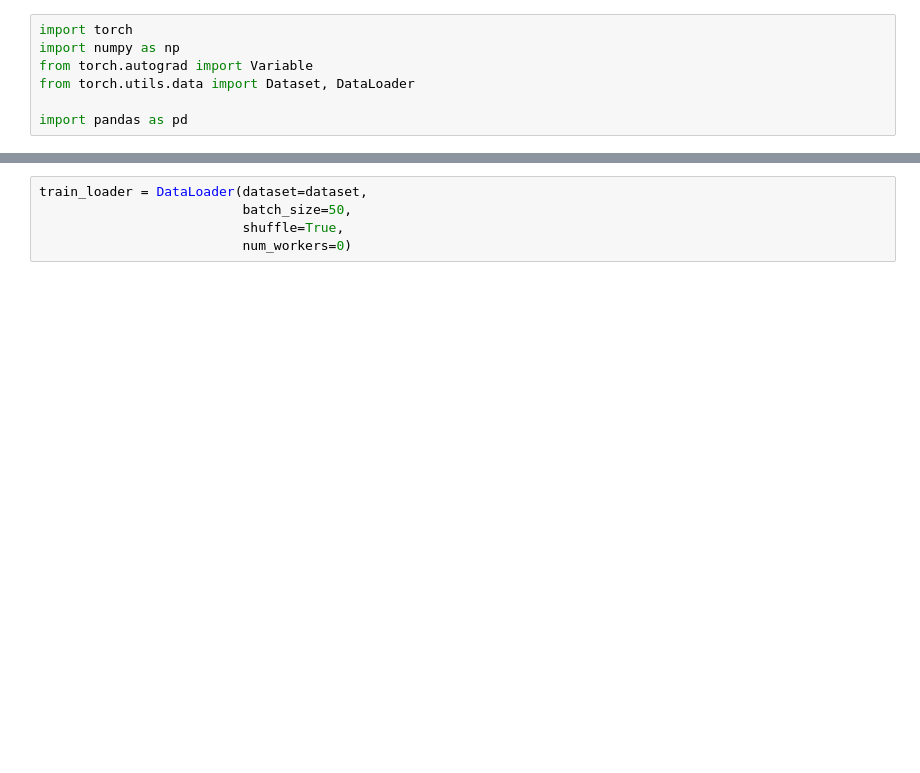
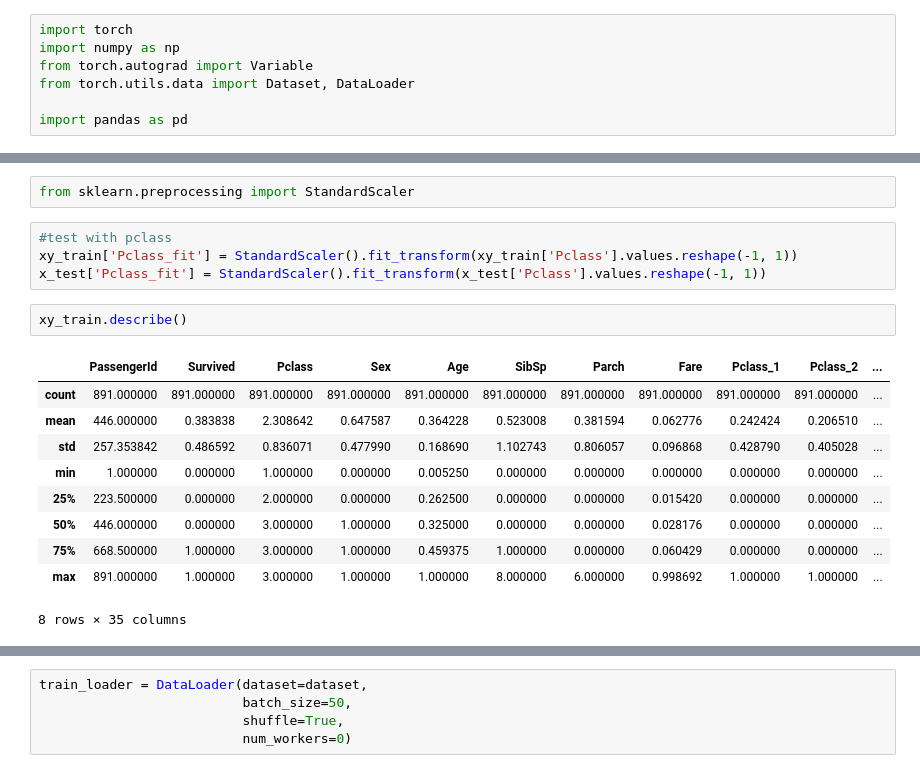
Before and after one commit to robd2/neural-networks, a Jupyter notebook: pytorch-tutorial/video-series/#8C First fun with Kaggel.ipynb, the cells around one changed output, grey strips where cells are left out. Cells and saved outputs as stored; diff of their text form; blank space fills up the shorter version.

```diff
--- a/pytorch-tutorial/video-series/#8C First fun with Kaggel.ipynb
+++ b/pytorch-tutorial/video-series/#8C First fun with Kaggel.ipynb
@@ -79 +227,20 @@ xy_train = pd.concat([xy_train, pclass_dummies], axis=1)
+# %%
+from sklearn.preprocessing import StandardScaler
+# %%
+#test with pclass
+xy_train['Pclass_fit'] = StandardScaler().fit_transform(xy_train['Pclass'].values.reshape(-1, 1))
+x_test['Pclass_fit'] = StandardScaler().fit_transform(x_test['Pclass'].values.reshape(-1, 1))
+# %%
+xy_train.describe()
+# %% [output]
+|  | PassengerId | Survived | Pclass | Sex | Age | SibSp | Parch | Fare | Pclass_1 | Pclass_2 | ... |
+| count | 891.000000 | 891.000000 | 891.000000 | 891.000000 | 891.000000 | 891.000000 | 891.000000 | 891.000000 | 891.000000 | 891.000000 | ... |
+| mean | 446.000000 | 0.383838 | 2.308642 | 0.647587 | 0.364228 | 0.523008 | 0.381594 | 0.062776 | 0.242424 | 0.206510 | ... |
+| std | 257.353842 | 0.486592 | 0.836071 | 0.477990 | 0.168690 | 1.102743 | 0.806057 | 0.096868 | 0.428790 | 0.405028 | ... |
+| min | 1.000000 | 0.000000 | 1.000000 | 0.000000 | 0.005250 | 0.000000 | 0.000000 | 0.000000 | 0.000000 | 0.000000 | ... |
+| 25% | 223.500000 | 0.000000 | 2.000000 | 0.000000 | 0.262500 | 0.000000 | 0.000000 | 0.015420 | 0.000000 | 0.000000 | ... |
+| 50% | 446.000000 | 0.000000 | 3.000000 | 1.000000 | 0.325000 | 0.000000 | 0.000000 | 0.028176 | 0.000000 | 0.000000 | ... |
+| 75% | 668.500000 | 1.000000 | 3.000000 | 1.000000 | 0.459375 | 1.000000 | 0.000000 | 0.060429 | 0.000000 | 0.000000 | ... |
+| max | 891.000000 | 1.000000 | 3.000000 | 1.000000 | 1.000000 | 8.000000 | 6.000000 | 0.998692 | 1.000000 | 1.000000 | ... |
+8 rows × 35 columns
 # %%
```
Also changed, not shown: parts of 27 cells of this notebook, 8 other files.
